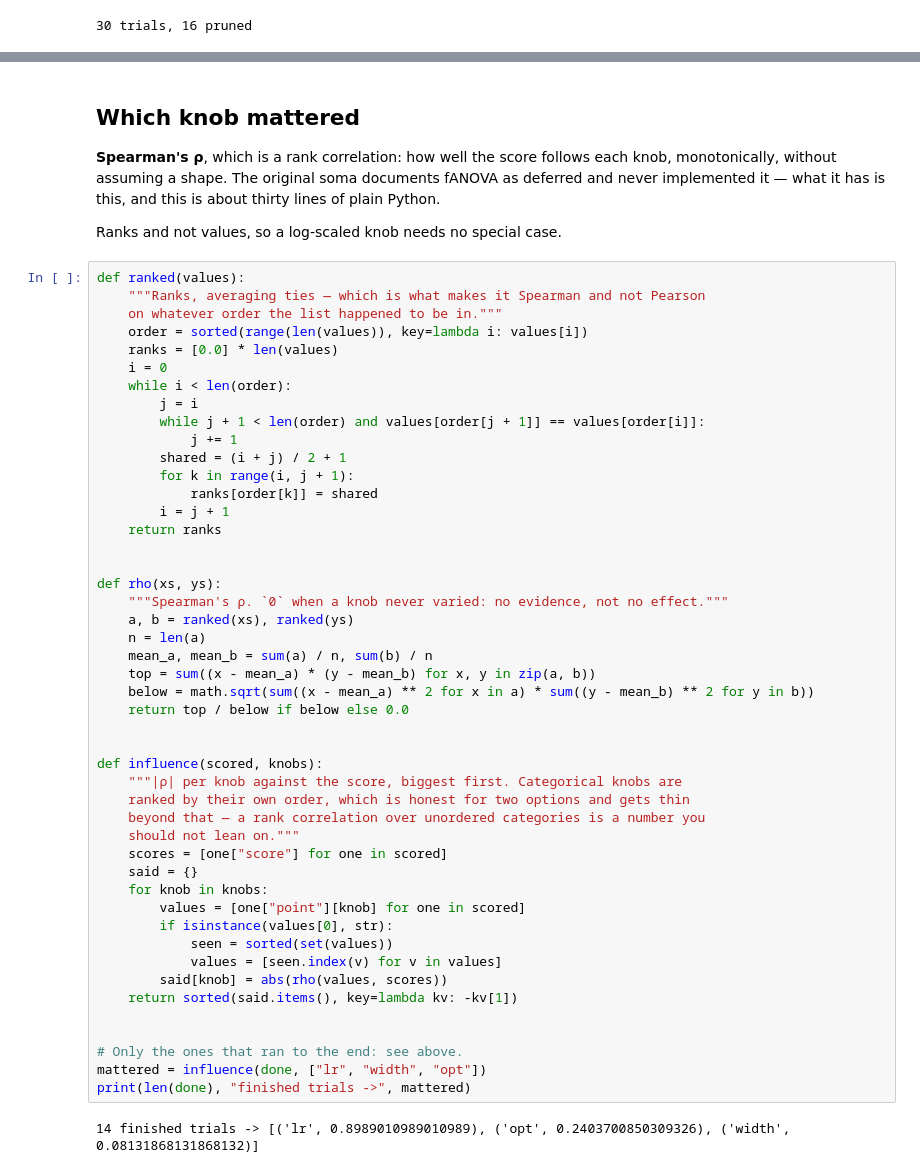
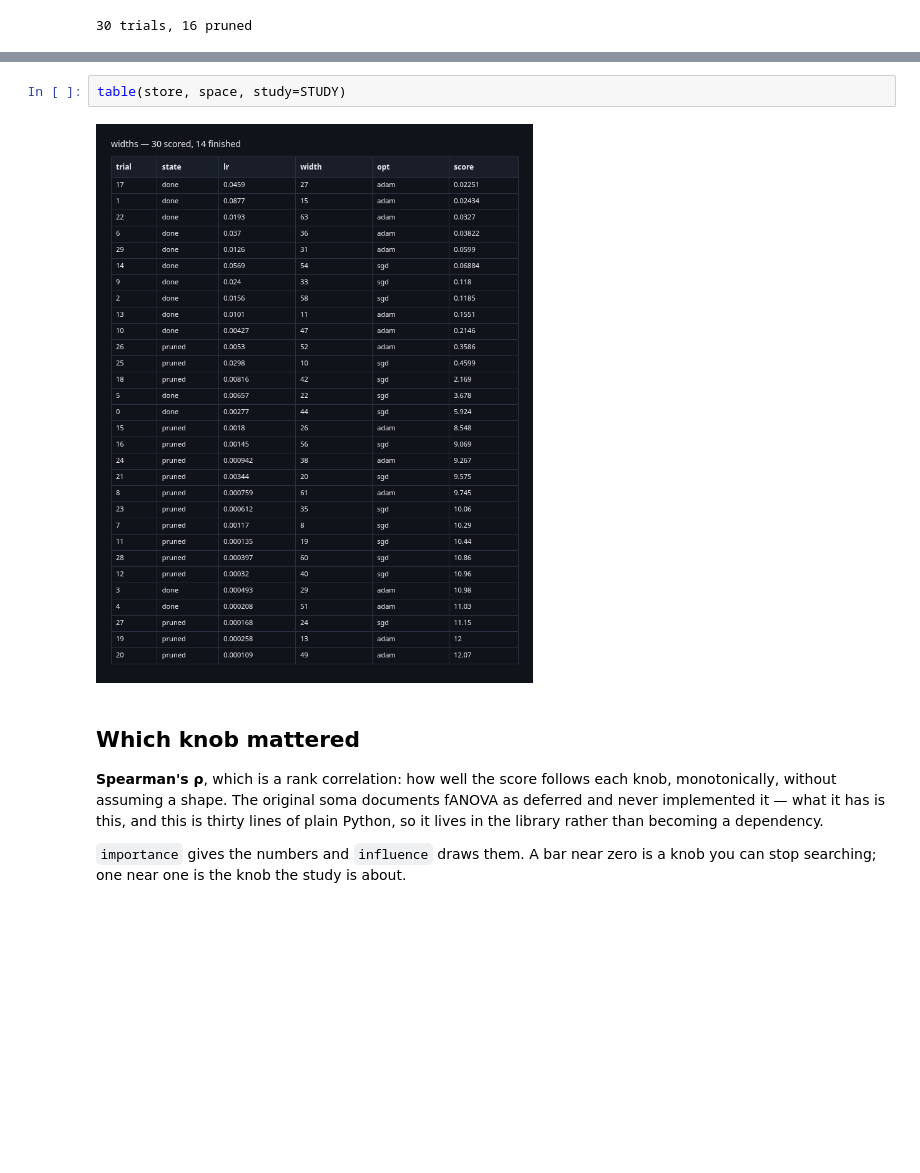
Before and after one commit to manucouto1/soma, a Jupyter notebook: examples/04-a-study.ipynb, the cells around one changed output, grey strips where cells are left out. Cells and saved outputs as stored; diff of their text form; blank space fills up the shorter version.

```diff
--- a/examples/04-a-study.ipynb
+++ b/examples/04-a-study.ipynb
@@ -199,58 +162,15 @@ go.Figure(
+# %%
+table(store, space, study=STUDY)
+# %% [output]
+[figure, added]
 # %% [markdown]
 ## Which knob mattered
 
 **Spearman's ρ**, which is a rank correlation: how well the score follows each
 knob, monotonically, without assuming a shape. The original soma documents
 fANOVA as deferred and never implemented it — what it has is this, and this is
-about thirty lines of plain Python.
+thirty lines of plain Python, so it lives in the library rather than becoming
+a dependency.
 
-Ranks and not values, so a log-scaled knob needs no special case.
+`importance` gives the numbers and `influence` draws them. A bar near zero is a
+knob you can stop searching; one near one is the knob the study is about.
-# %%
-def ranked(values):
-    """Ranks, averaging ties — which is what makes it Spearman and not Pearson
-    on whatever order the list happened to be in."""
-    order = sorted(range(len(values)), key=lambda i: values[i])
-    ranks = [0.0] * len(values)
-    i = 0
-    while i < len(order):
-        j = i
-        while j + 1 < len(order) and values[order[j + 1]] == values[order[i]]:
-            j += 1
-        shared = (i + j) / 2 + 1
-        for k in range(i, j + 1):
-            ranks[order[k]] = shared
-        i = j + 1
-    return ranks
-
-
-def rho(xs, ys):
-    """Spearman's ρ. `0` when a knob never varied: no evidence, not no effect."""
-    a, b = ranked(xs), ranked(ys)
-    n = len(a)
-    mean_a, mean_b = sum(a) / n, sum(b) / n
-    top = sum((x - mean_a) * (y - mean_b) for x, y in zip(a, b))
-    below = math.sqrt(sum((x - mean_a) ** 2 for x in a) * sum((y - mean_b) ** 2 for y in b))
-    return top / below if below else 0.0
-
-
-def influence(scored, knobs):
-    """|ρ| per knob against the score, biggest first. Categorical knobs are
-    ranked by their own order, which is honest for two options and gets thin
-    beyond that — a rank correlation over unordered categories is a number you
-    should not lean on."""
-    scores = [one["score"] for one in scored]
-    said = {}
-    for knob in knobs:
-        values = [one["point"][knob] for one in scored]
-        if isinstance(values[0], str):
-            seen = sorted(set(values))
-            values = [seen.index(v) for v in values]
-        said[knob] = abs(rho(values, scores))
-    return sorted(said.items(), key=lambda kv: -kv[1])
-
-
-# Only the ones that ran to the end: see above.
-mattered = influence(done, ["lr", "width", "opt"])
-print(len(done), "finished trials ->", mattered)
-# %% [output]
-14 finished trials -> [('lr', 0.8989010989010989), ('opt', 0.2403700850309326), ('width', 0.08131868131868132)]
```
Also changed, not shown: parts of 11 cells of this notebook, 11 other files.
